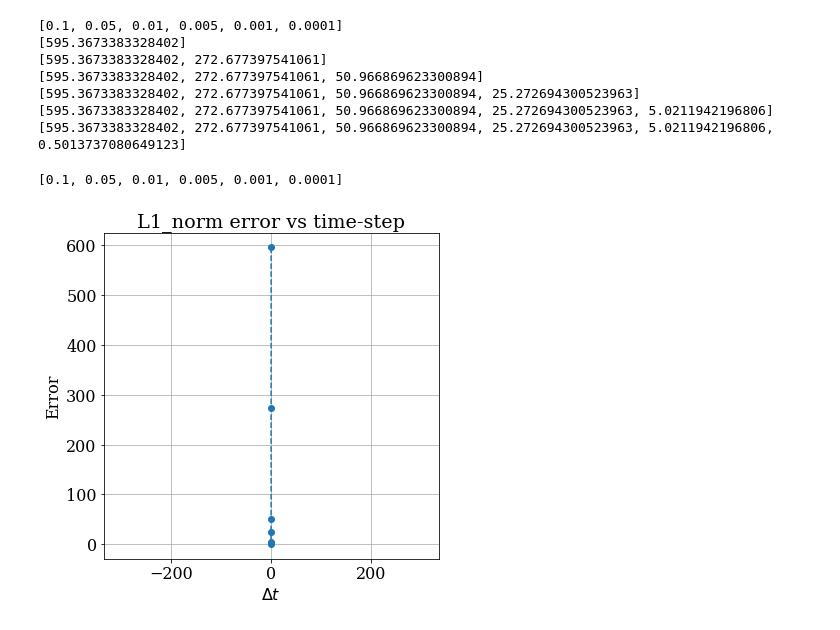
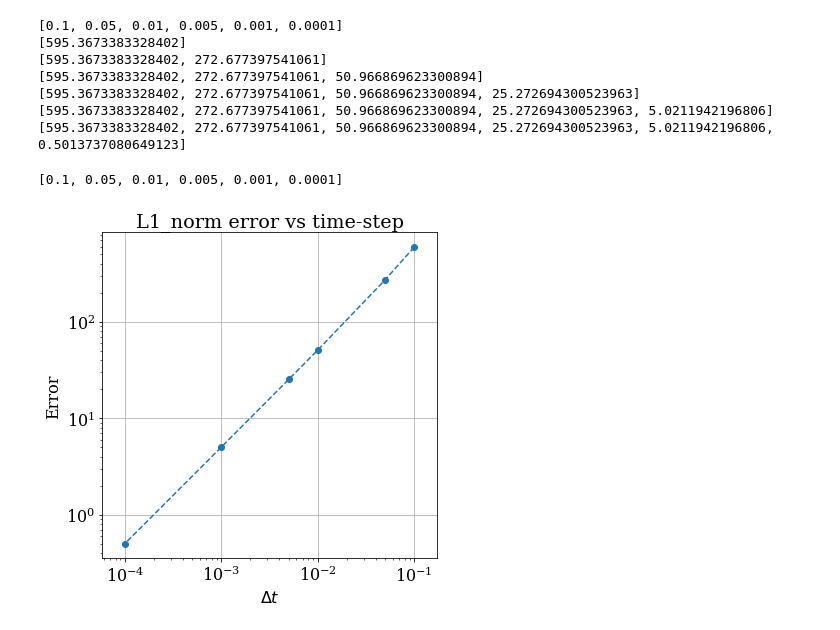
Before and after one commit to KeirDaniels/MAE6286, a Jupyter notebook: Module1_lesson1_practice.ipynb, the cells around one changed output. Cells and saved outputs as stored; diff of their text form; code cells hidden in the pictures.

```diff
--- a/Module1_lesson1_practice.ipynb
+++ b/Module1_lesson1_practice.ipynb
@@ -139,12 +139,12 @@ for z, dt in zip(z_values, dt_values):
 # %%
 print(dt_values)
 pyplot.figure(figsize=(6.0, 6.0))
 pyplot.title('L1_norm error vs time-step')
 pyplot.xlabel('$\Delta t$')
 pyplot.ylabel('Error')
 pyplot.grid()
-#pyplot.plot(dt_values, error_values, color="C0", linestyle='--', marker='o') #log log plot
+pyplot.loglog(dt_values, error_values, color="C0", linestyle='--', marker='o') #log log plot
 pyplot.axis('equal');
 # %% [output]
 [0.1, 0.05, 0.01, 0.005, 0.001, 0.0001]
-[figure, old version]
+[figure, new version]
```
Also changed, not shown: parts of 1 cell of this notebook.
